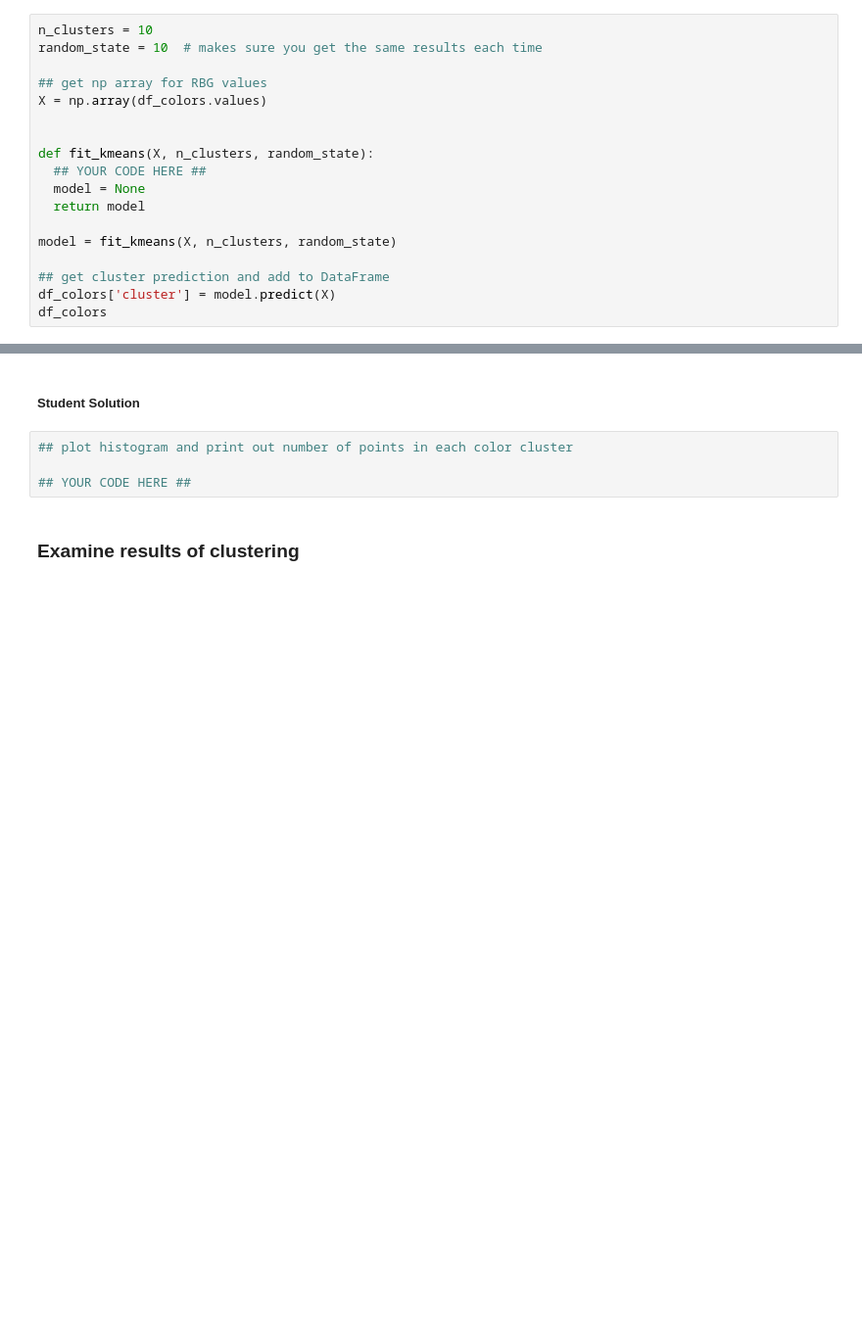
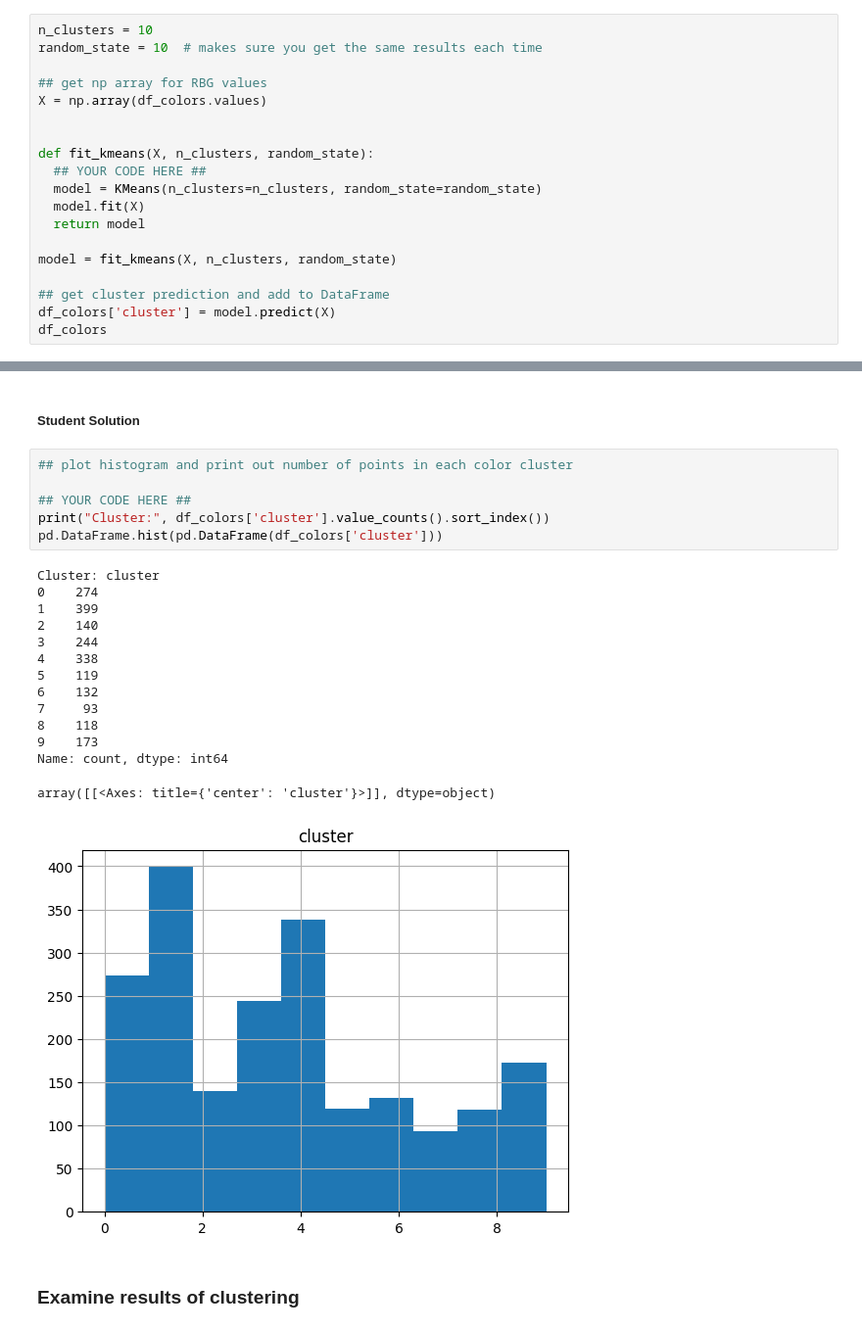
Before and after one commit to davidsolow/w207_applied_machine_learning, a Jupyter notebook: Homeworks/08_Kmeans_Clustering.ipynb, the cells around one changed output, grey strips where cells are left out. Shown at 98% size. Drawn from its saved outputs; the diff is of its cells as text; blank space fills up the shorter version.

```diff
--- a/Homeworks/08_Kmeans_Clustering.ipynb
+++ b/Homeworks/08_Kmeans_Clustering.ipynb
@@ -95,7 +116,8 @@ X = np.array(df_colors.values)
 
 def fit_kmeans(X, n_clusters, random_state):
   ## YOUR CODE HERE ##
-  model = None
+  model = KMeans(n_clusters=n_clusters, random_state=random_state)
+  model.fit(X)
   return model
 
 model = fit_kmeans(X, n_clusters, random_state)
@@ -116,7 +152,24 @@ Make sure that your visual output also matches the output of `Series.value_count
 # %%
 ## plot histogram and print out number of points in each color cluster
 
 ## YOUR CODE HERE ##
+print("Cluster:", df_colors['cluster'].value_counts().sort_index())
+pd.DataFrame.hist(pd.DataFrame(df_colors['cluster']))
+# %% [output]
+Cluster: cluster
+0    274
+1    399
+2    140
+3    244
+4    338
+5    119
+6    132
+7     93
+8    118
+9    173
+Name: count, dtype: int64
+array([[<Axes: title={'center': 'cluster'}>]], dtype=object)
+[figure, added]
 # %% [markdown]
 ### Examine results of clustering
 # %%
```
Also changed, not shown: parts of 13 cells of this notebook.
